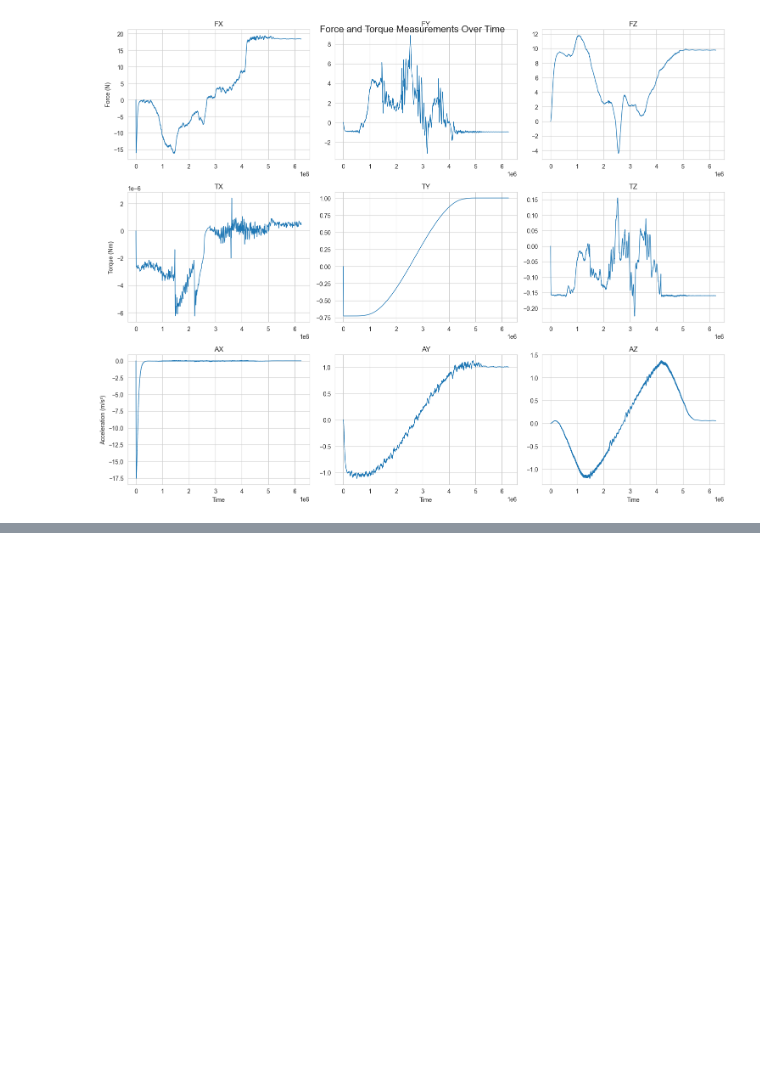
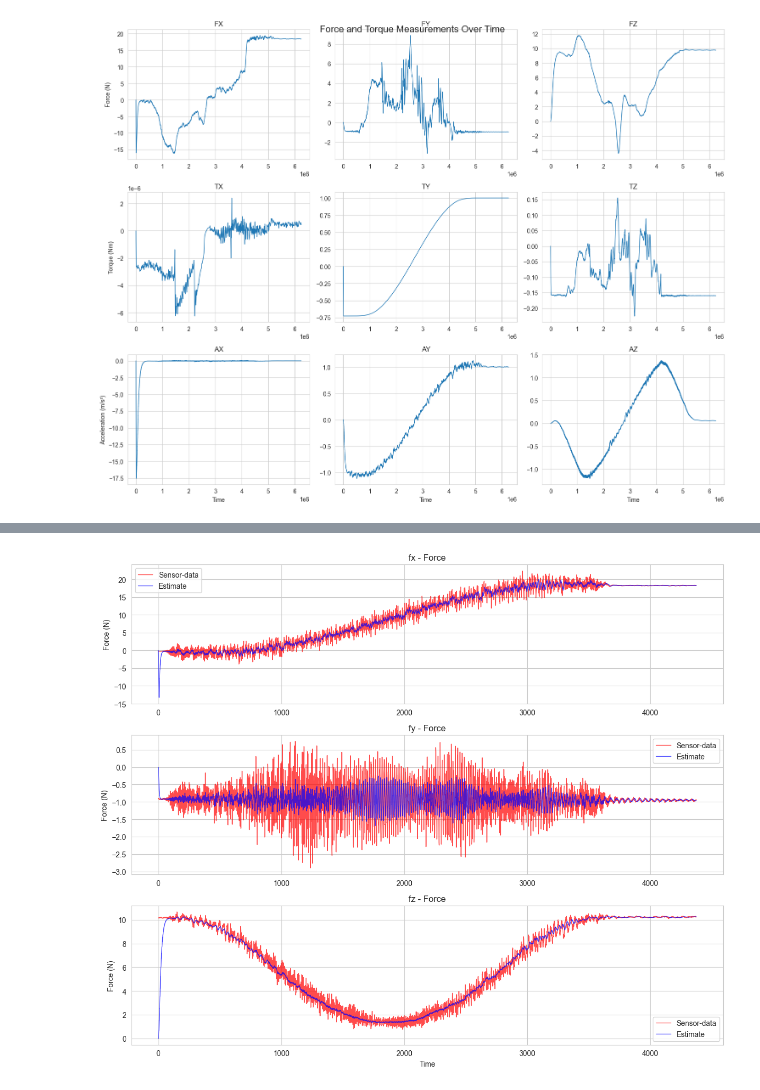
Before and after one commit to KGKrohn/AIS2202_State_estimation_Gr3, a Jupyter notebook: kyb_data/datakyb.ipynb, the cells around one changed output, grey strips where cells are left out. Saved outputs shown, nothing was run; the diff lists cells and outputs as text; code cells hidden in the pictures; blank space fills up the shorter version.

```diff
--- a/kyb_data/datakyb.ipynb
+++ b/kyb_data/datakyb.ipynb
@@ -185,3 +186,56 @@ plt.show()
+# %%
+import pandas as pd
+import matplotlib.pyplot as plt
+import numpy as np
+
+def plot_combined_data(force_torque_csv, vibrations_csv, ft_stretch_factor=0.5):
+    df_ft = pd.read_csv(force_torque_csv)
+    df_vib = pd.read_csv(vibrations_csv)
+
+    vib_time = np.arange(len(df_vib))
+    ft_time = np.linspace(0, len(df_vib), len(df_ft))
+
+    fig, axs = plt.subplots(3, 1, figsize=(12, 10))
+
+    force_components = ['fx', 'fy', 'fz']
+
+    for idx, component in enumerate(force_components):
+
+        axs[idx].plot(vib_time,
+                     df_vib[component],
+                     label='Sensor-data',
+                     color='red',
+                     alpha=0.7,
+                     linewidth=1)
+
+        axs[idx].plot(ft_time,
+                     df_ft[component],
+                     label='Estimate',
+                     color='blue',
+                     alpha=0.7,
+                     linewidth=1)
+
+        axs[idx].set_title(f'{component} - Force')
+        axs[idx].grid(True)
+        axs[idx].legend()
+
+        if df_ft[component].abs().max() < 0.001:
+            axs[idx].ticklabel_format(style='sci', axis='y', scilimits=(0,0))
+
+        axs[idx].set_ylabel('Force (N)')
+
+    axs[-1].set_xlabel('Time')
+
+
+    plt.tight_layout()
+
+    return fig
+
+
+fig = plot_combined_data('1-F.csv', '1-baseline_wrench.csv')
+plt.show()
+# %% [output]
+[figure, added]
 # %%
 import pandas as pd
 import matplotlib.pyplot as plt
```
Also changed, not shown: parts of 7 cells of this notebook, 33 other files.
